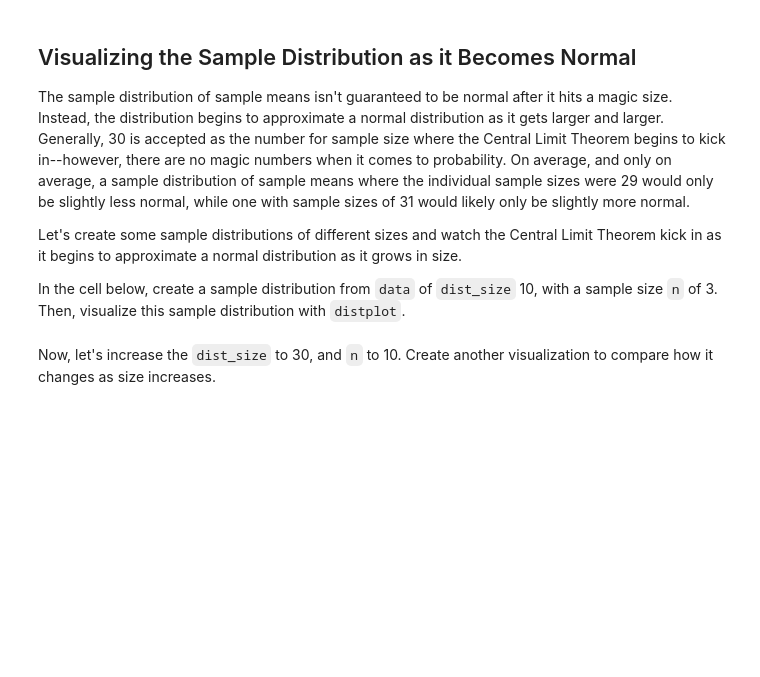
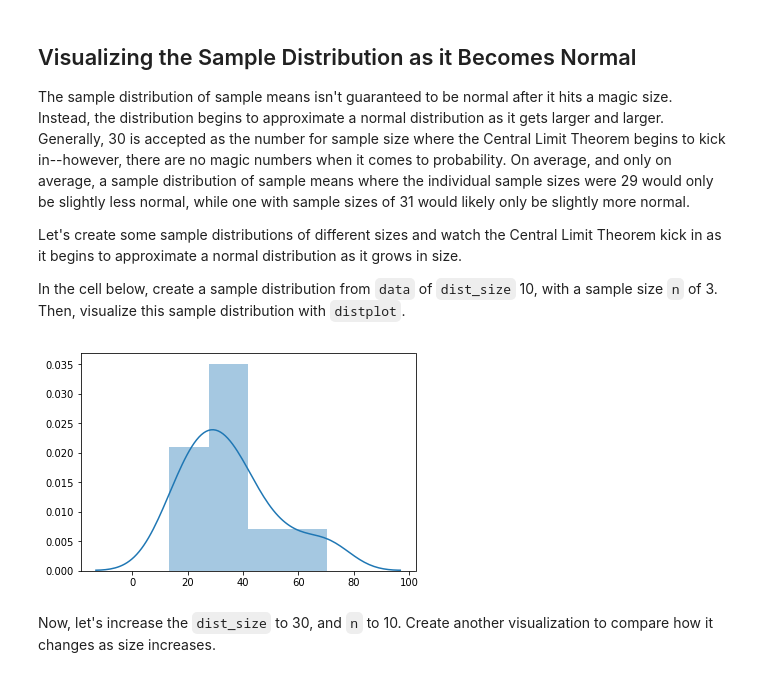
Before and after one commit to danjizquierdo/dsc-2-19-13-central-limit-theorem-lab-nyc-ds-career-012819, a Jupyter notebook: index.ipynb, the cells around one changed output. Cells and saved outputs as stored; diff of their text form; code cells hidden in the pictures; blank space fills up the shorter version.

```diff
--- a/index.ipynb
+++ b/index.ipynb
@@ -104,6 +104,8 @@ Let's create some sample distributions of different sizes and watch the Central
 In the cell below, create a sample distribution from `data` of `dist_size` 10, with a sample size `n` of 3. Then, visualize this sample distribution with `distplot`.
 # %%
 sample_dist = create_sample_distribution(data,dist_size=10,n=3)
-sns.distpl
+sns.distplot(sample_dist);
+# %% [output]
+[figure, added]
 # %% [markdown]
 Now, let's increase the `dist_size` to 30, and `n` to 10.  Create another visualization to compare how it changes as size increases.
```
Also changed, not shown: parts of 1 cell of this notebook.
